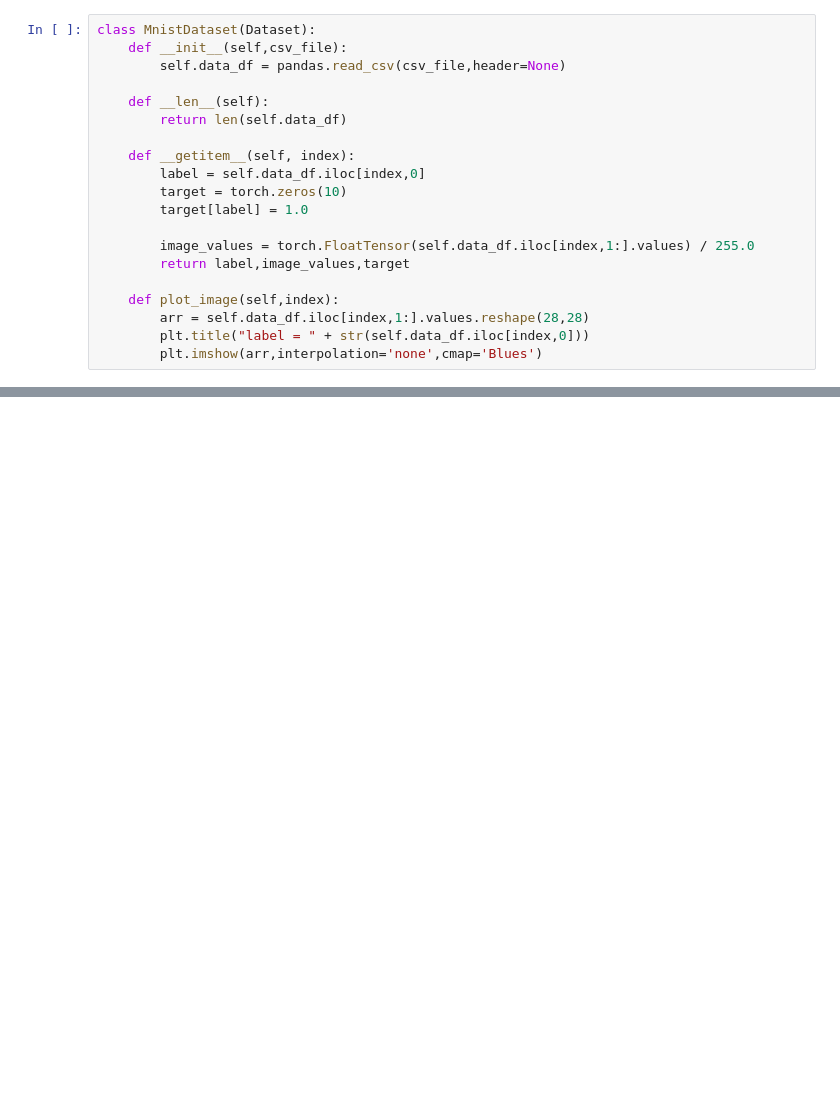
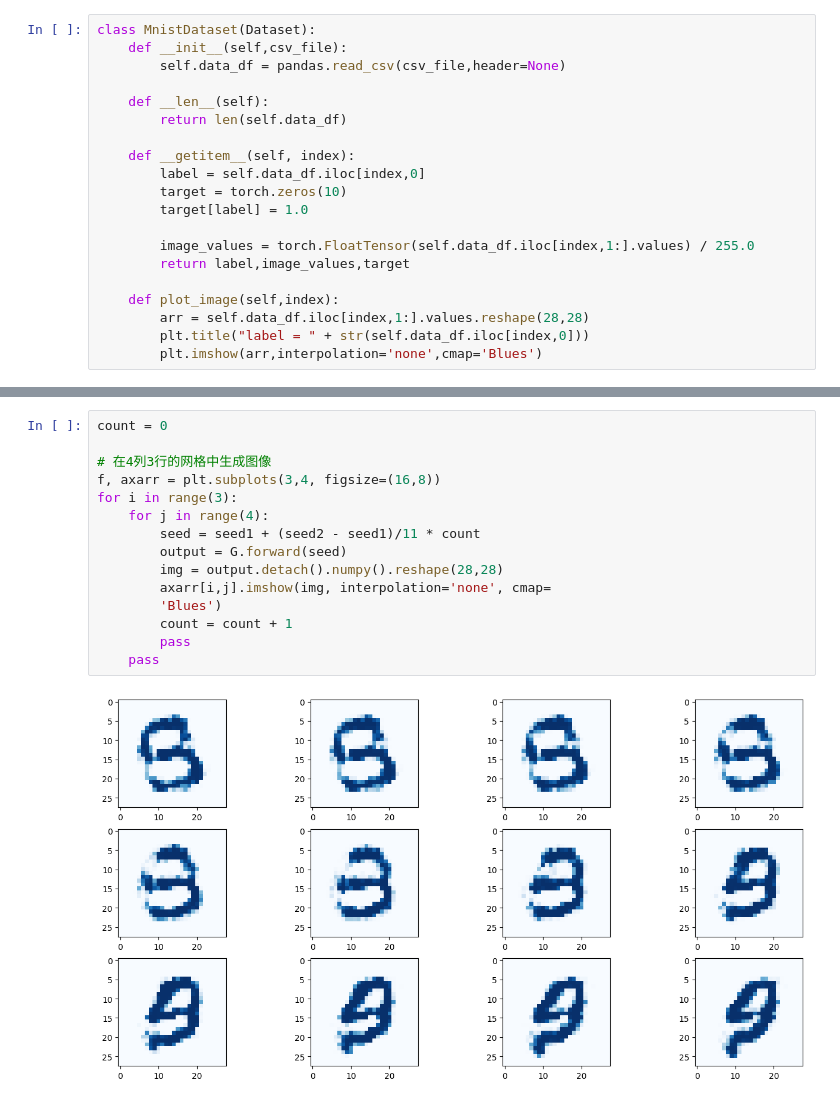
Before and after one commit to yiuked/ai-study, a Jupyter notebook: 3.ipynb, the cells around one changed output, grey strips where cells are left out. Cells and saved outputs as stored; diff of their text form; blank space fills up the shorter version.

```diff
--- a/3.ipynb
+++ b/3.ipynb
@@ -207,0 +230,17 @@ for i in range(2):
+# %%
+count = 0
+
+# 在4列3行的网格中生成图像
+f, axarr = plt.subplots(3,4, figsize=(16,8))
+for i in range(3):
+    for j in range(4):
+        seed = seed1 + (seed2 - seed1)/11 * count
+        output = G.forward(seed)
+        img = output.detach().numpy().reshape(28,28)
+        axarr[i,j].imshow(img, interpolation='none', cmap=
+        'Blues')
+        count = count + 1
+        pass
+    pass
+# %% [output]
+[figure, added]
```
Also changed, not shown: parts of 14 cells of this notebook, 1 other file.
